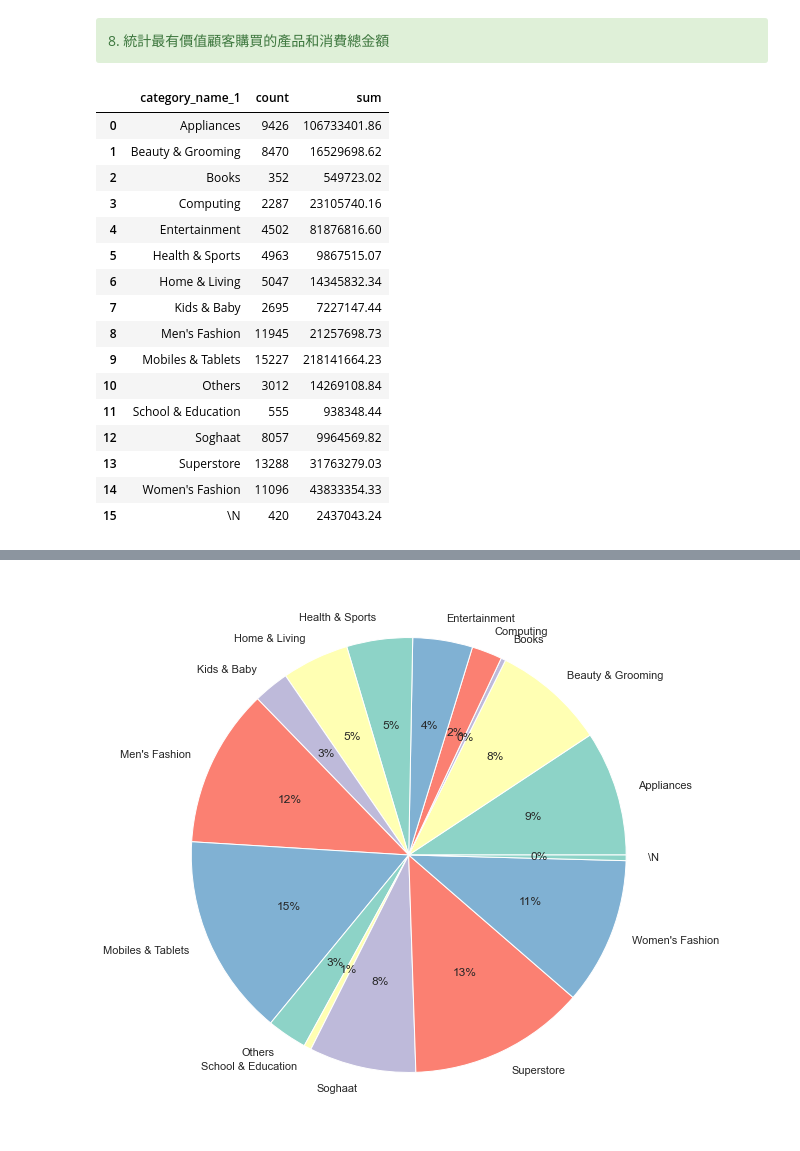
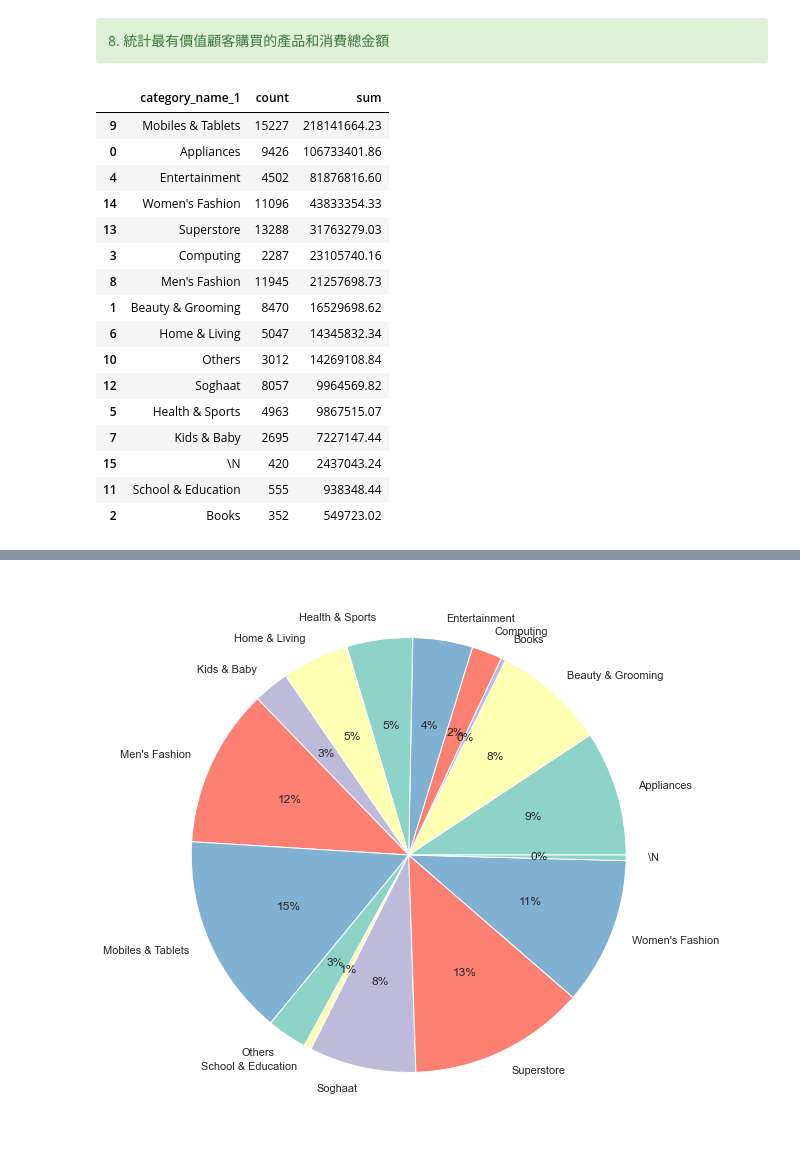
Before and after one commit to LiangYuDer/E-commerce-Analysis, a Jupyter notebook: ec_analysis.ipynb, the cells around one changed output, grey strips where cells are left out. Cells and saved outputs as stored; diff of their text form; code cells hidden in the pictures.

```diff
--- a/ec_analysis.ipynb
+++ b/ec_analysis.ipynb
@@ -452,7 +467,7 @@ print(f"Set the reference date as {reference_date}")
 # %% [output]
 Set the reference date as 2018-08-31 00:00:00
 # %%
-rfm_dt = dt[dt["status"] == "completed"].groupby("Customer ID").agg \
+rfm_dt = order_completed.groupby("Customer ID").agg \
     ({"created_at_date" : lambda created_at_date :(reference_date - created_at_date.max()).days,  # Recency
       "increment_id" : lambda increment_id: increment_id.nunique(),  # Frequency
       "grand_total":  lambda grand_total: grand_total.sum()}).reset_index().sort_values(by="Customer ID")    # Monetary
@@ -583,23 +610,23 @@ rfm_dt[["Segment","Recency", "Frequency", "Monetary"]].groupby("Segment").agg("m
 # %%
 rfm_dt_mapping = rfm_dt[["Customer ID","Segment"]]
 dt_rfm = dt.merge(rfm_dt_mapping,how="left")
 dt_rfm_champ =dt_rfm[(dt_rfm["status"] == "completed") & (dt_rfm["Segment"] == "Champions")].groupby("category_name_1")["grand_total"].agg(["count","sum"]).reset_index()
-dt_rfm_champ
+dt_rfm_champ.sort_values(by="sum", ascending=False)
 # %% [output]
 |  | category_name_1 | count | sum |
+| 9 | Mobiles & Tablets | 15227 | 218141664.23 |
 | 0 | Appliances | 9426 | 106733401.86 |
+| 4 | Entertainment | 4502 | 81876816.60 |
+| 14 | Women's Fashion | 11096 | 43833354.33 |
+| 13 | Superstore | 13288 | 31763279.03 |
+| 3 | Computing | 2287 | 23105740.16 |
+| 8 | Men's Fashion | 11945 | 21257698.73 |
 | 1 | Beauty & Grooming | 8470 | 16529698.62 |
+| 6 | Home & Living | 5047 | 14345832.34 |
+| 10 | Others | 3012 | 14269108.84 |
+| 12 | Soghaat | 8057 | 9964569.82 |
+| 5 | Health & Sports | 4963 | 9867515.07 |
+| 7 | Kids & Baby | 2695 | 7227147.44 |
+| 15 | \N | 420 | 2437043.24 |
+| 11 | School & Education | 555 | 938348.44 |
 | 2 | Books | 352 | 549723.02 |
-| 3 | Computing | 2287 | 23105740.16 |
-| 4 | Entertainment | 4502 | 81876816.60 |
-| 5 | Health & Sports | 4963 | 9867515.07 |
-| 6 | Home & Living | 5047 | 14345832.34 |
-| 7 | Kids & Baby | 2695 | 7227147.44 |
-| 8 | Men's Fashion | 11945 | 21257698.73 |
-| 9 | Mobiles & Tablets | 15227 | 218141664.23 |
-| 10 | Others | 3012 | 14269108.84 |
-| 11 | School & Education | 555 | 938348.44 |
-| 12 | Soghaat | 8057 | 9964569.82 |
-| 13 | Superstore | 13288 | 31763279.03 |
-| 14 | Women's Fashion | 11096 | 43833354.33 |
-| 15 | \N | 420 | 2437043.24 |
```
Also changed, not shown: parts of 21 cells of this notebook.
